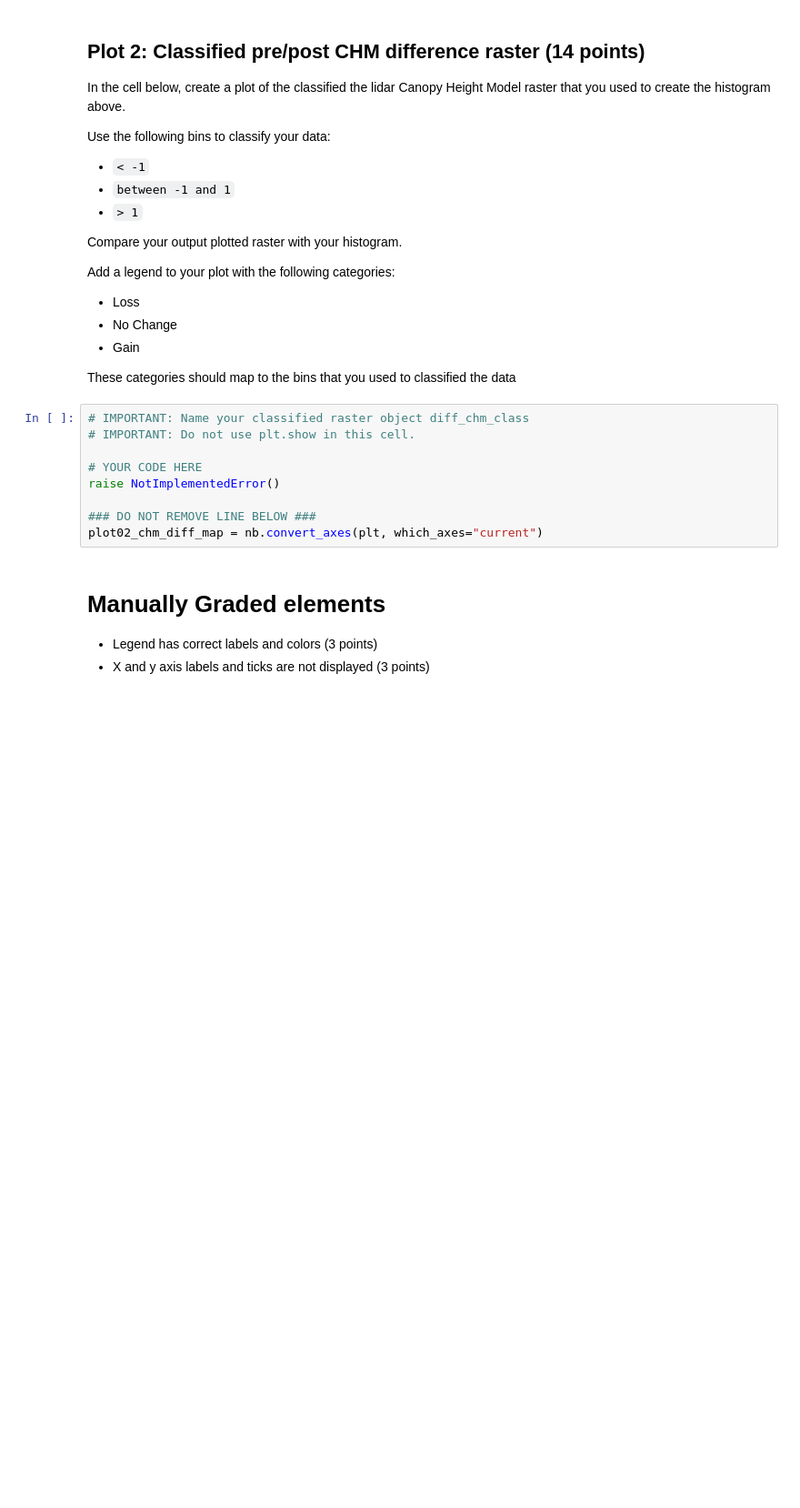
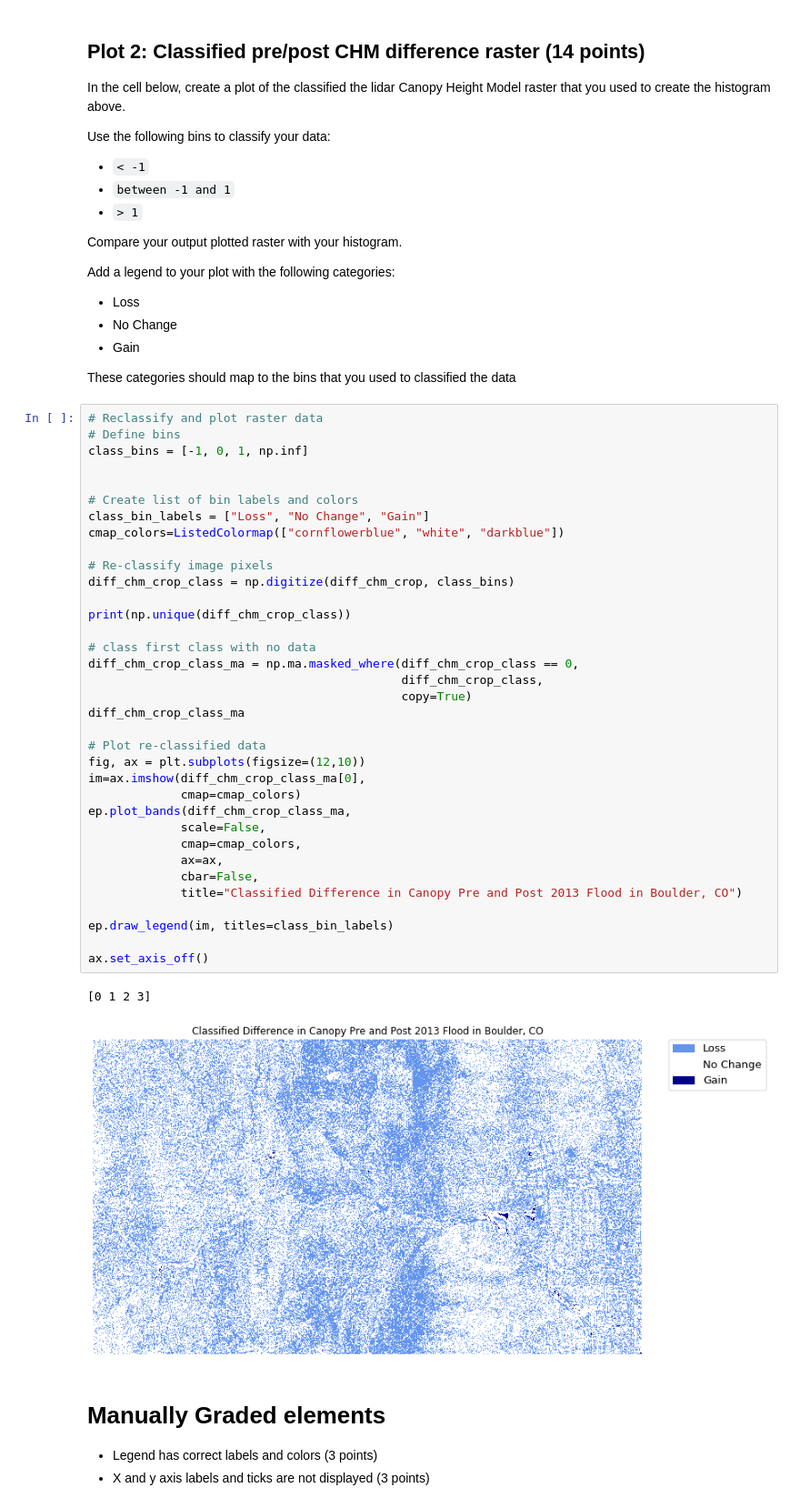
Before and after one commit to earthlab-education/ea-python-2020-02-lidar-raster-template, a Jupyter notebook: ea-python-2020-02-lidar-raster-hw.ipynb, the cells around one changed output. Shown at 91% size. Cells and saved outputs as stored; diff of their text form; blank space fills up the shorter version.

```diff
--- a/ea-python-2020-02-lidar-raster-hw.ipynb
+++ b/ea-python-2020-02-lidar-raster-hw.ipynb
@@ -122,15 +237,44 @@ Add a legend to your plot with the following categories:
 * Gain
 
 These categories should map to the bins that you used to classified the data
-# %%
-# IMPORTANT: Name your classified raster object diff_chm_class
-# IMPORTANT: Do not use plt.show in this cell.
-
-# YOUR CODE HERE
-raise NotImplementedError()
-
-### DO NOT REMOVE LINE BELOW ###
-plot02_chm_diff_map = nb.convert_axes(plt, which_axes="current")
+# %%
+# Reclassify and plot raster data
+# Define bins
+class_bins = [-1, 0, 1, np.inf]
+
+
+# Create list of bin labels and colors
+class_bin_labels = ["Loss", "No Change", "Gain"]
+cmap_colors=ListedColormap(["cornflowerblue", "white", "darkblue"])
+
+# Re-classify image pixels
+diff_chm_crop_class = np.digitize(diff_chm_crop, class_bins)
+
+print(np.unique(diff_chm_crop_class))
+
+# class first class with no data
+diff_chm_crop_class_ma = np.ma.masked_where(diff_chm_crop_class == 0,
+                                            diff_chm_crop_class,
+                                            copy=True)
+diff_chm_crop_class_ma
+
+# Plot re-classified data
+fig, ax = plt.subplots(figsize=(12,10))
+im=ax.imshow(diff_chm_crop_class_ma[0],
+             cmap=cmap_colors)
+ep.plot_bands(diff_chm_crop_class_ma,
+             scale=False,
+             cmap=cmap_colors,
+             ax=ax,
+             cbar=False,
+             title="Classified Difference in Canopy Pre and Post 2013 Flood in Boulder, CO")
+
+ep.draw_legend(im, titles=class_bin_labels)
+
+ax.set_axis_off()
+# %% [output]
+[0 1 2 3]
+[figure, added]
 # %% [markdown]
 # Manually Graded elements
 * Legend has correct labels and colors (3 points)
```
Also changed, not shown: parts of 24 cells of this notebook.
